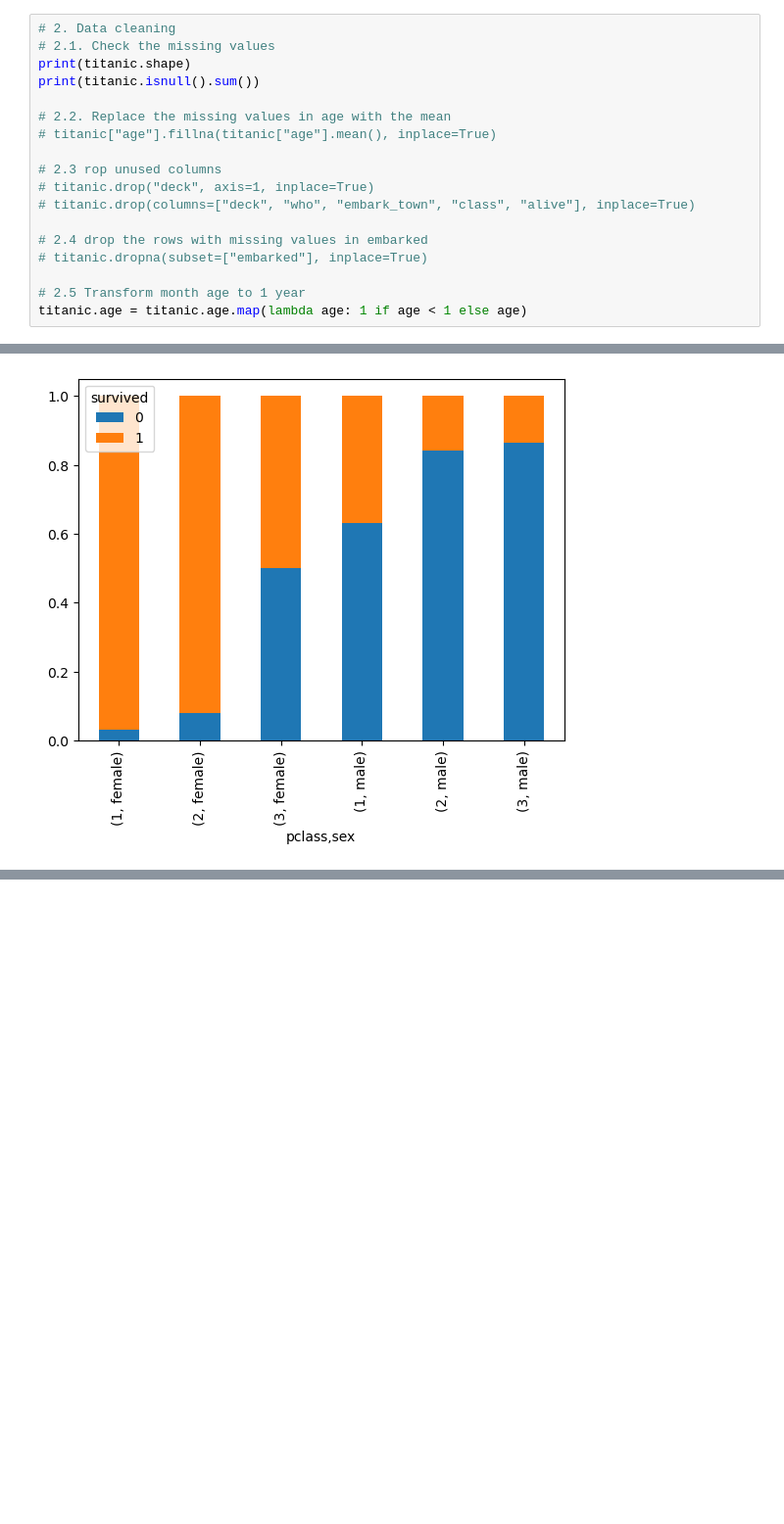
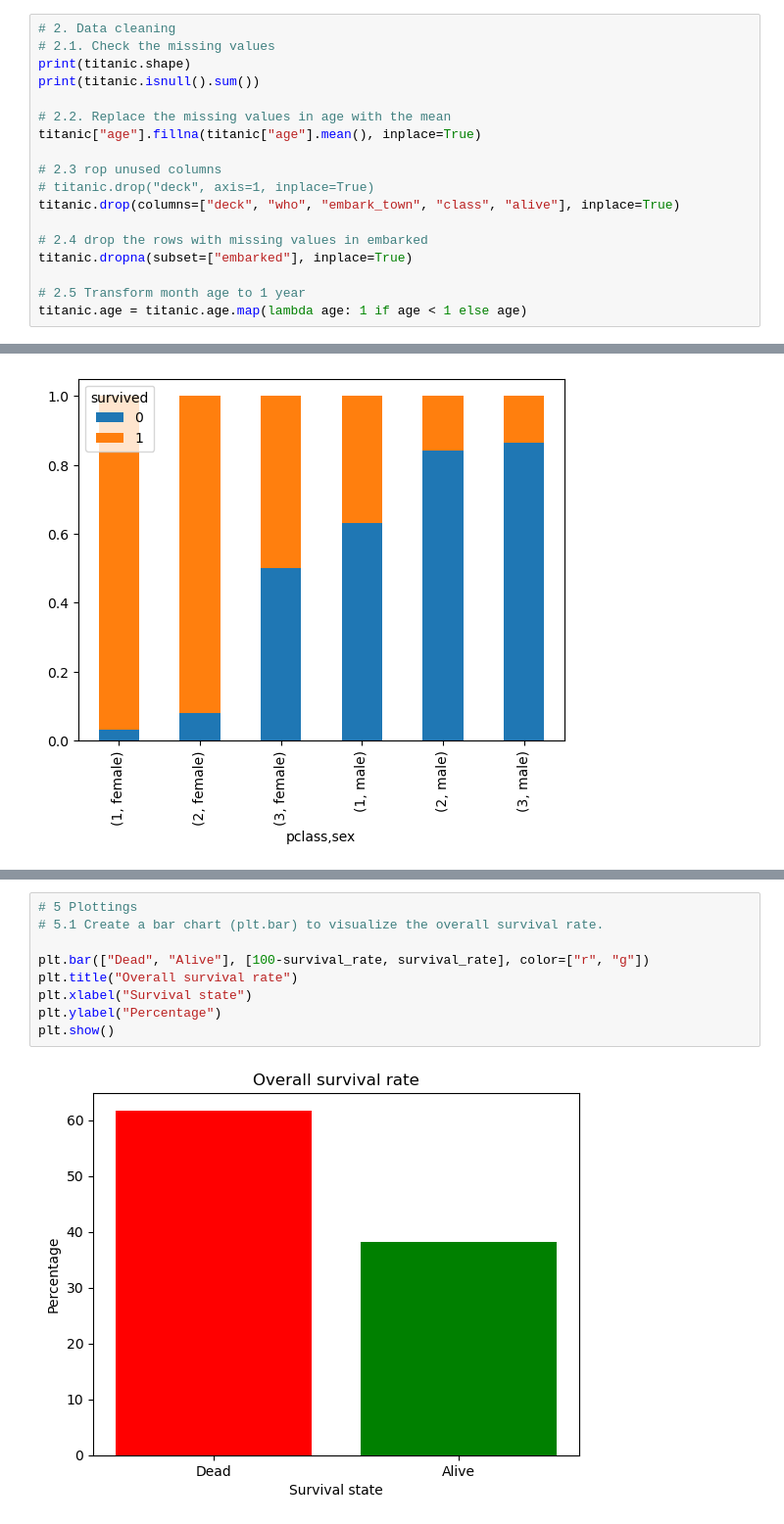
Before and after one commit to rchsantos/nomades_python_programming_langugage, a Jupyter notebook: numpy_pandas/student_exercises/corrections/pandas/titanic/titanic.ipynb, the cells around one changed output, grey strips where cells are left out. Shown at 98% size. Drawn from its saved outputs; the diff is of its cells as text; blank space fills up the shorter version.

```diff
--- a/numpy_pandas/student_exercises/corrections/pandas/titanic/titanic.ipynb
+++ b/numpy_pandas/student_exercises/corrections/pandas/titanic/titanic.ipynb
@@ -71,14 +71,14 @@ print(titanic.shape)
 print(titanic.isnull().sum())
 
 # 2.2. Replace the missing values in age with the mean
-# titanic["age"].fillna(titanic["age"].mean(), inplace=True)
+titanic["age"].fillna(titanic["age"].mean(), inplace=True)
 
 # 2.3 rop unused columns
 # titanic.drop("deck", axis=1, inplace=True)
-# titanic.drop(columns=["deck", "who", "embark_town", "class", "alive"], inplace=True)
+titanic.drop(columns=["deck", "who", "embark_town", "class", "alive"], inplace=True)
 
 # 2.4 drop the rows with missing values in embarked
-# titanic.dropna(subset=["embarked"], inplace=True)
+titanic.dropna(subset=["embarked"], inplace=True)
 
 # 2.5 Transform month age to 1 year
 titanic.age = titanic.age.map(lambda age: 1 if age < 1 else age)
@@ -226,0 +265,11 @@ titanic.groupby(["pclass", "sex"]).survived\
+# %%
+# 5 Plottings
+# 5.1 Create a bar chart (plt.bar) to visualize the overall survival rate.
+
+plt.bar(["Dead", "Alive"], [100-survival_rate, survival_rate], color=["r", "g"])
+plt.title("Overall survival rate")
+plt.xlabel("Survival state")
+plt.ylabel("Percentage")
+plt.show()
+# %% [output]
+[figure, added]
```
Also changed, not shown: parts of 12 cells of this notebook, 20 other files.
